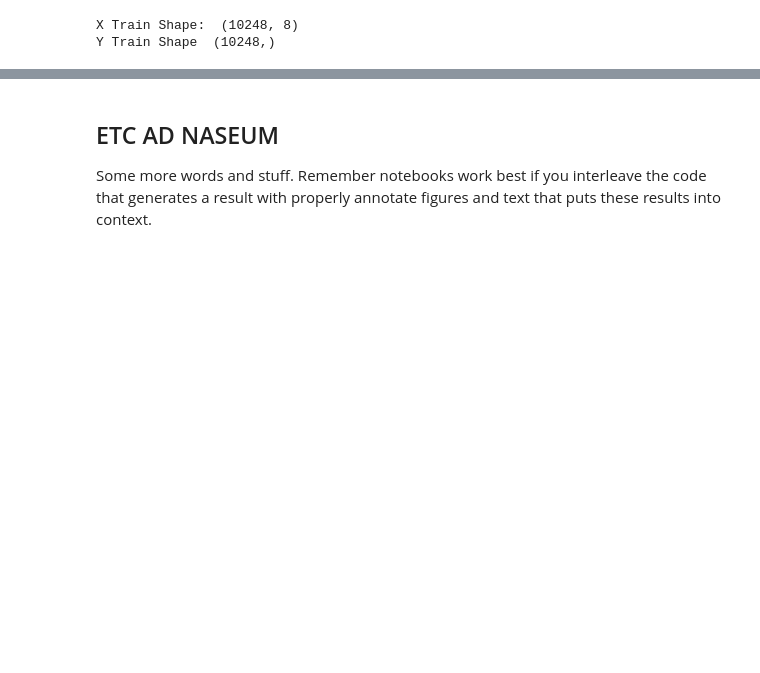
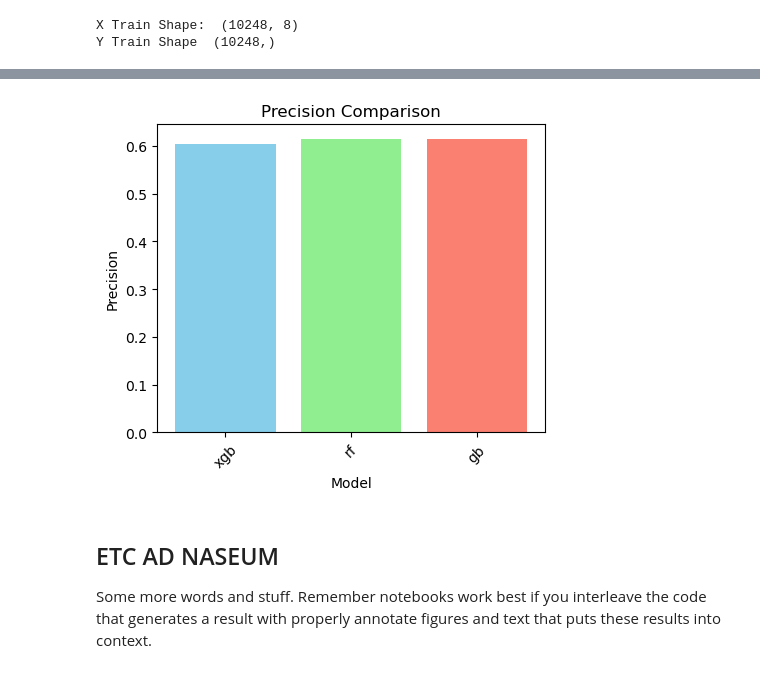
Before and after one commit to YSJHYX/EEG-Data-Analysis-Project, a Jupyter notebook: FinalProject_Group094-FA24.ipynb, the cells around one changed output, grey strips where cells are left out. Cells and saved outputs as stored; diff of their text form; code cells hidden in the pictures; blank space fills up the shorter version.

```diff
--- a/FinalProject_Group094-FA24.ipynb
+++ b/FinalProject_Group094-FA24.ipynb
@@ -560,3 +674,14 @@ F1 Score: 0.6253
+# %%
+# Bar plot for precision scores
+plt.figure(figsize=(5, 4))
+plt.bar(model_names, precision_scores, color=colors)
+plt.xlabel('Model')
+plt.ylabel('Precision')
+plt.title('Precision Comparison')
+plt.xticks(rotation=45)
+plt.show()
+# %% [output]
+[figure, added]
 # %% [markdown]
 ## ETC AD NASEUM
 
```
Also changed, not shown: parts of 10 cells of this notebook.
